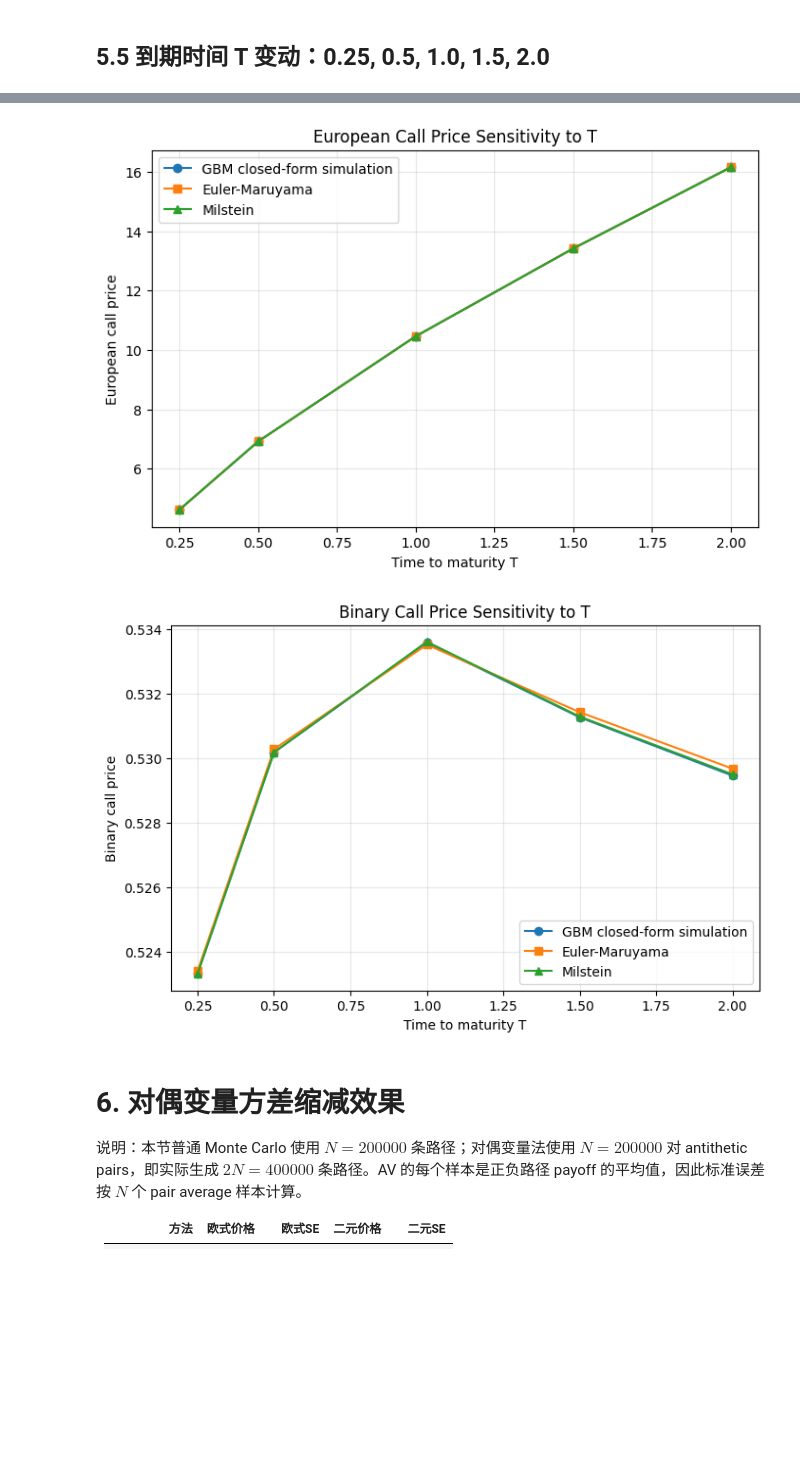
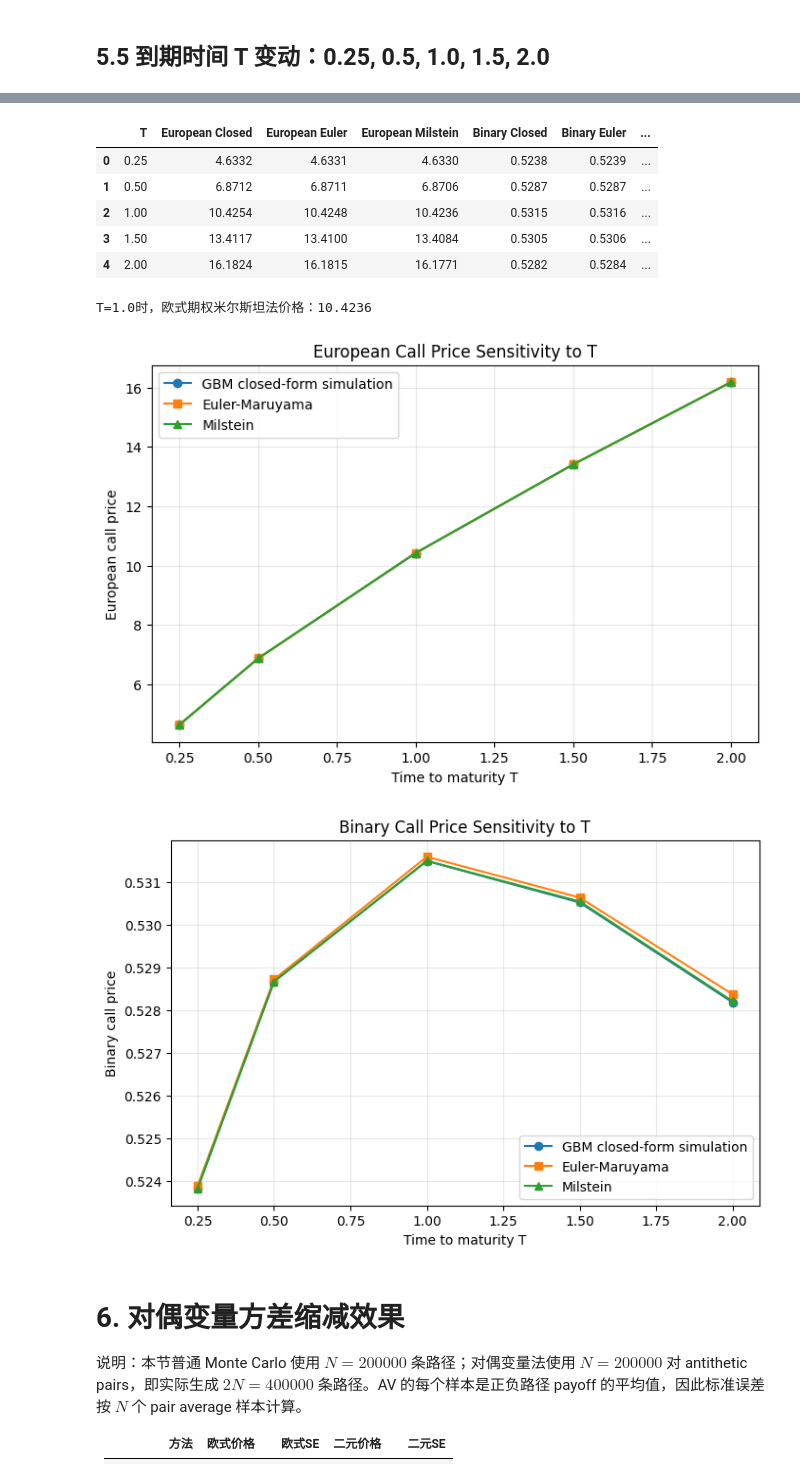
Before and after one commit to xption/CQFLearning, a Jupyter notebook: Exam2/Answer.ipynb, the cells around one changed output, grey strips where cells are left out. Cells and saved outputs as stored; diff of their text form; code cells hidden in the pictures; blank space fills up the shorter version.

```diff
--- a/Exam2/Answer.ipynb
+++ b/Exam2/Answer.ipynb
@@ -86,6 +93,7 @@ Note: you may need to restart the kernel to use updated packages.
 # %%
 import numpy as np
 import matplotlib.pyplot as plt
+import pandas as pd
 
 # 基础参数（与课程一致，M=252）
 S0 = 100
@@ -229,6 +237,22 @@ def sensitivity_analysis(param_name, param_list):
         print(f"{param:<8}{eu_c:<10.4f}{eu_e:<10.4f}{eu_m:<10.4f}{bin_c:<10.4f}{bin_e:<10.4f}{bin_m:<10.4f}")
 
     return result_list
+
+# 辅助函数：敏感性分析价格表
+def make_price_table(param_name, param_values, result):
+    table = pd.DataFrame(
+        result,
+        columns=[
+            "European Closed",
+            "European Euler",
+            "European Milstein",
+            "Binary Closed",
+            "Binary Euler",
+            "Binary Milstein",
+        ],
+    )
+    table.insert(0, param_name, param_values)
+    return table.round(4)
 # %% [markdown]
 # 5. 参数敏感性分析（含完整代码）
 # %% [markdown]
@@ -457,6 +509,8 @@ plt.show()
 # 调用敏感性分析函数，参数为T，取值[0.25, 0.5, 1.0, 1.5, 2.0]
 t_values = [0.25, 0.5, 1.0, 1.5, 2.0]
 t_result = sensitivity_analysis("T", t_values)
+t_table = make_price_table("T", t_values, t_result)
+display(t_table)
 
 t_result_array = np.array(t_result)
 eu_closed_t = t_result_array[:, 0]
@@ -505,5 +557,12 @@ T=1.0时，欧式期权米尔斯坦法价格：10.4580
+|  | T | European Closed | European Euler | European Milstein | Binary Closed | Binary Euler | ... |
+| 0 | 0.25 | 4.6332 | 4.6331 | 4.6330 | 0.5238 | 0.5239 | ... |
+| 1 | 0.50 | 6.8712 | 6.8711 | 6.8706 | 0.5287 | 0.5287 | ... |
+| 2 | 1.00 | 10.4254 | 10.4248 | 10.4236 | 0.5315 | 0.5316 | ... |
+| 3 | 1.50 | 13.4117 | 13.4100 | 13.4084 | 0.5305 | 0.5306 | ... |
+| 4 | 2.00 | 16.1824 | 16.1815 | 16.1771 | 0.5282 | 0.5284 | ... |
+T=1.0时，欧式期权米尔斯坦法价格：10.4236
 [figure]
-[figure, old version]
+[figure, new version]
 # %% [markdown]
 # 6. 对偶变量方差缩减效果
 
```
Also changed, not shown: parts of 8 cells of this notebook, 1 other file.
